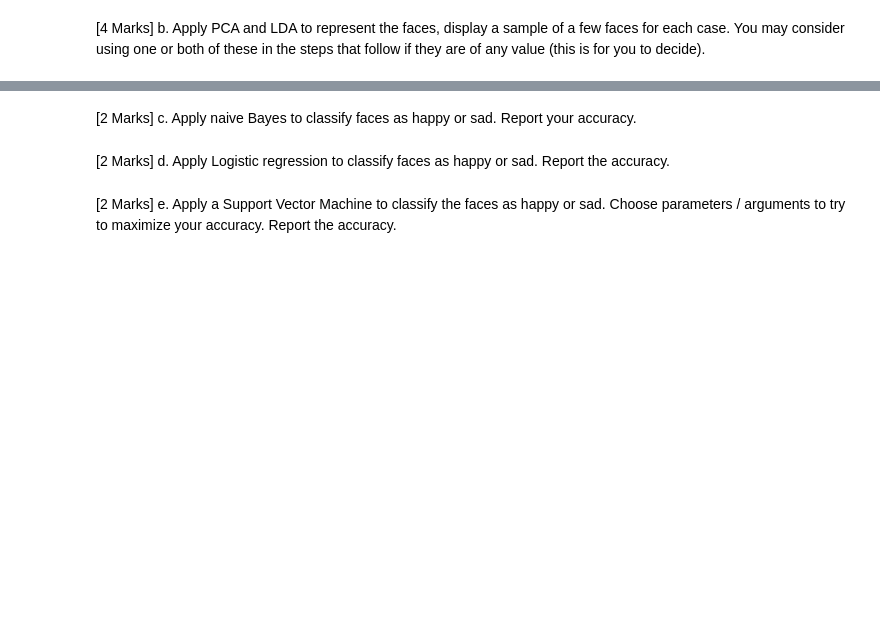
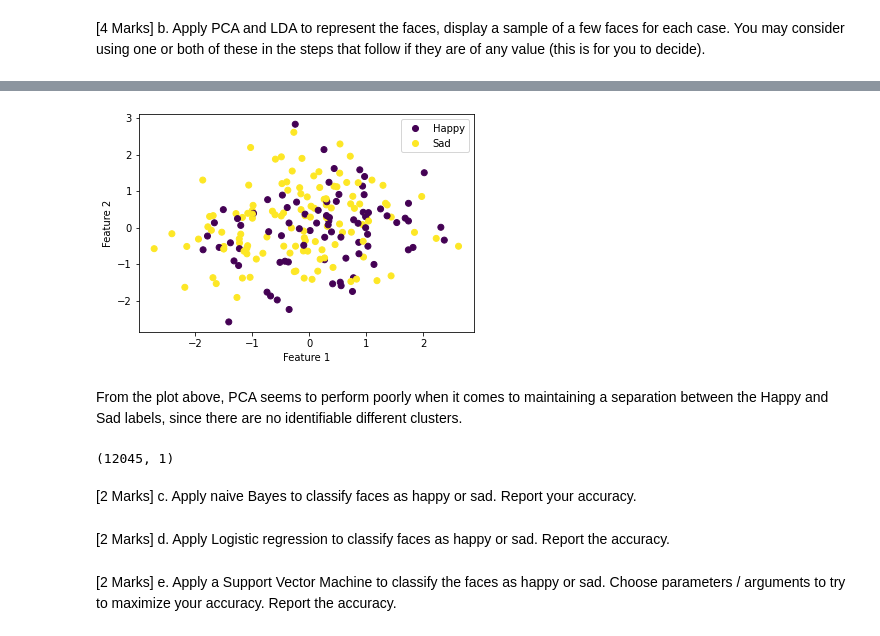
Before and after one commit to vitorhgomes/NN-Assignment1, a Jupyter notebook: AML-3104_Assignment-1_starterfile.ipynb, the cells around one changed output, grey strips where cells are left out. Drawn from its saved outputs; the diff is of its cells as text; code cells hidden in the pictures; blank space fills up the shorter version.

```diff
--- a/AML-3104_Assignment-1_starterfile.ipynb
+++ b/AML-3104_Assignment-1_starterfile.ipynb
@@ -92,0 +134,4 @@ facial emotion: angry
+# %%
+scaler = StandardScaler()
+# %%
+scaled_pca_hs_training = scaler.fit_transform(pca_hs_training)
@@ -92,0 +154,19 @@ facial emotion: angry
+# %%
+happy = labels[:, 3]
+# %%
+# Create a scatter plot with different colors for each label
+scatter = plt.scatter(features[:, 0], features[:, 1], c=happy)
+
+# Set the x and y axis labels
+plt.xlabel('Feature 1')
+plt.ylabel('Feature 2')
+
+# Add legend to the plot
+plt.legend(handles=scatter.legend_elements()[0], labels=['Happy', 'Sad'])
+
+# Show the plot
+plt.show()
+# %% [output]
+[figure, added]
+# %% [markdown]
+From the plot above, PCA seems to perform poorly when it comes to maintaining a separation between the Happy and Sad labels, since there are no identifiable different clusters.
@@ -93,2 +175,7 @@ facial emotion: angry
+# %%
+X_lda = lda.fit_transform(flatten_hs_x_training, hs_y_training[:, 3])
+print(X_lda.shape)
+# %% [output]
+(12045, 1)
 # %% [markdown]
 [2 Marks] c. Apply naive Bayes to classify faces as happy or sad. Report your accuracy.
```
Also changed, not shown: parts of 20 cells of this notebook.
